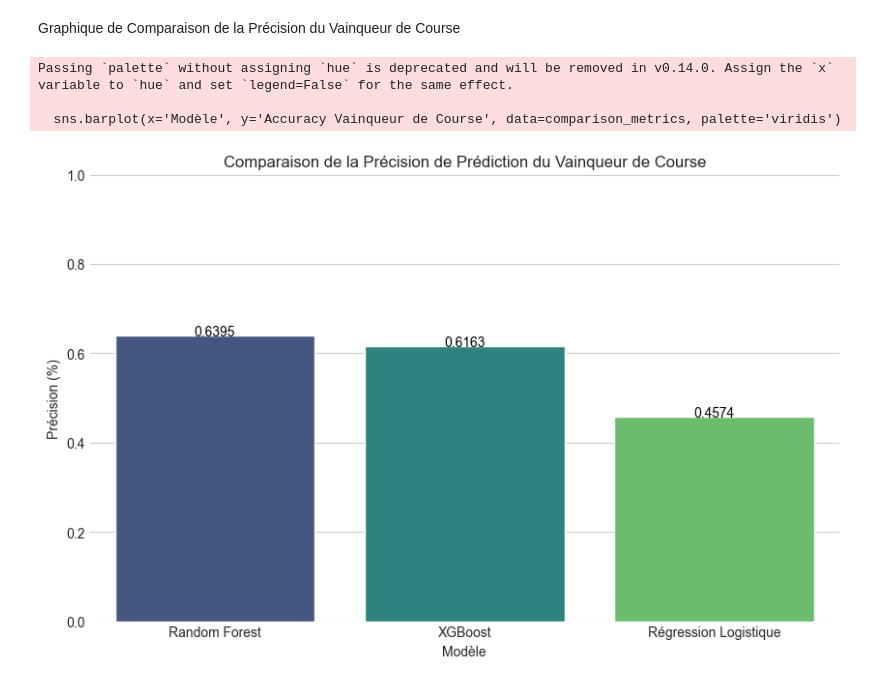
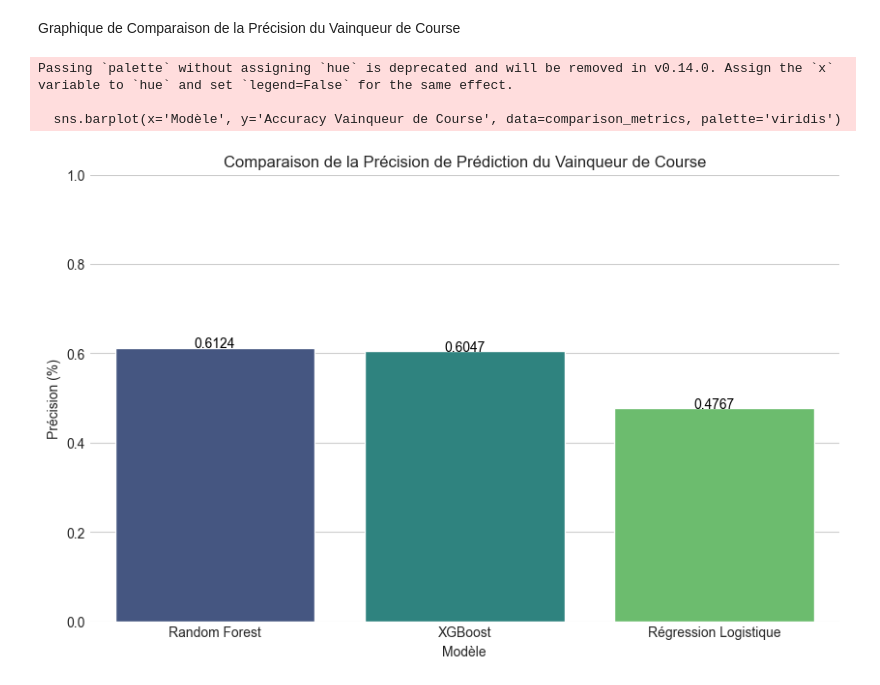
Before and after one commit to antoninnnnn/ProjetF1, a Jupyter notebook: Propre.ipynb, the cells around one changed output. Drawn from its saved outputs; the diff is of its cells as text; code cells hidden in the pictures.

```diff
--- a/Propre.ipynb
+++ b/Propre.ipynb
@@ -2341,41 +1830,35 @@ for name, probas in models_proba.items():
 Graphique de Comparaison de la Précision du Vainqueur de Course
 # %%
 # Récupérer les métriques de Race Winner Accuracy à partir des résultats précédents
-# (Les variables de précision doivent être définies à partir des étapes 5, 8 et 13)
-
-# Les variables attendues sont (ajustez les noms si nécessaire) :
-# race_winner_accuracy (RF baseline) ou race_winner_accuracy_tuned (RF tuned)
-# race_winner_accuracy_xgb (XGBoost baseline) ou race_winner_accuracy_tuned_xgb (XGBoost tuned)
-# race_winner_accuracy_tuned_logreg (LogReg tuned)
 
 comparison_metrics = pd.DataFrame({
     'Modèle': ['Random Forest', 'XGBoost', 'Régression Logistique'],
     'Accuracy Vainqueur de Course': [
-        race_winner_accuracy_tuned if 'race_winner_accuracy_tuned' in globals() else race_winner_accuracy,
-        race_winner_accuracy_tuned_xgb if 'race_winner_accuracy_tuned_xgb' in globals() else race_winner_accuracy_xgb,
-        race_winner_accuracy_tuned_logreg
+        acc_rf_tuned if 'race_winner_accuracy_tuned' in globals() else acc_rf_base,
+        acc_xgb_tuned if 'race_winner_accuracy_tuned_xgb' in globals() else acc_xgb_base,
+        acc_logreg_base
     ]
 })
 
 # Tri par performance
 comparison_metrics = comparison_metrics.sort_values(by='Accuracy Vainqueur de Course', ascending=False).reset_index(drop=True)
 
 plt.figure(figsize=(10, 6))
 sns.barplot(x='Modèle', y='Accuracy Vainqueur de Course', data=comparison_metrics, palette='viridis')
 
 # Ajout des valeurs au-dessus des barres
 for index, row in comparison_metrics.iterrows():
     plt.text(row.name, row['Accuracy Vainqueur de Course'], f"{row['Accuracy Vainqueur de Course']:.4f}", color='black', ha="center")
 
 plt.ylim(0, 1.0)
 plt.title('Comparaison de la Précision de Prédiction du Vainqueur de Course')
 plt.ylabel('Précision (%)')
 plt.show()
 
 #
 # %% [output]
 Passing `palette` without assigning `hue` is deprecated and will be removed in v0.14.0. Assign the `x` variable to `hue` and set `legend=False` for the same effect.
 
   sns.barplot(x='Modèle', y='Accuracy Vainqueur de Course', data=comparison_metrics, palette='viridis')
-[figure, old version]
+[figure, new version]
 # %%
```
Also changed, not shown: parts of 29 cells of this notebook.
